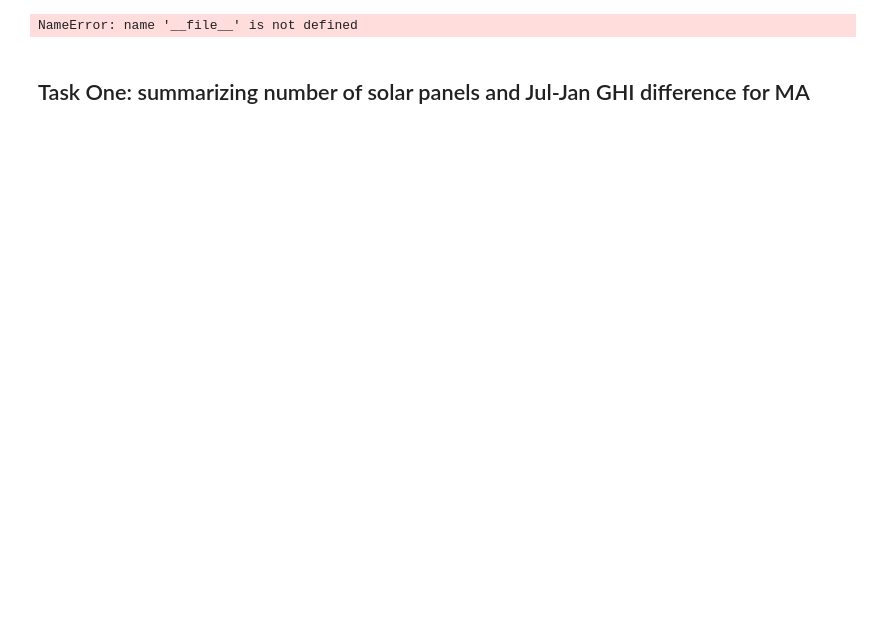
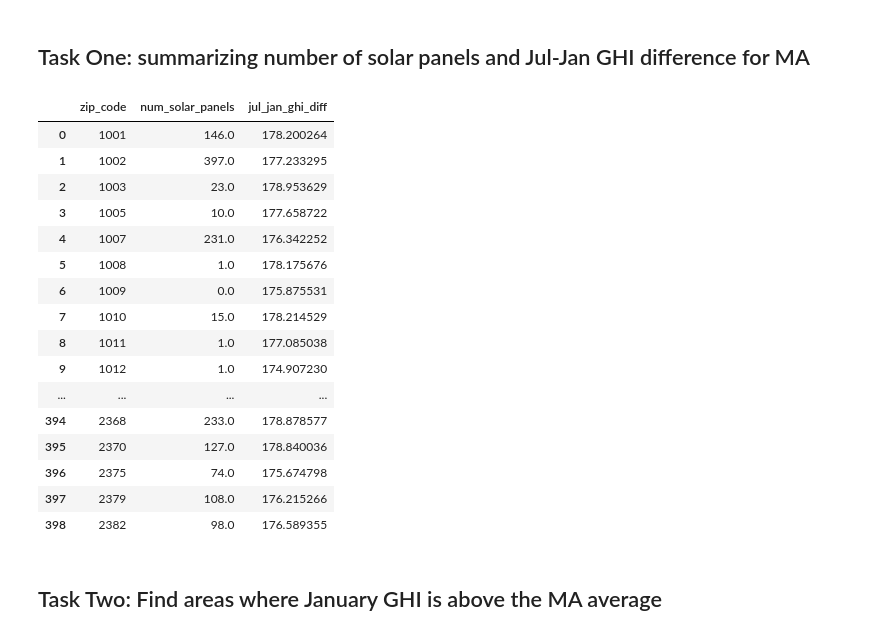
Before and after one commit to bimewok/geospatial_exercise, a Jupyter notebook: interactive_results.ipynb, the cells around one changed output. Drawn from its saved outputs; the diff is of its cells as text; code cells hidden in the pictures; blank space fills up the shorter version.

```diff
--- a/interactive_results.ipynb
+++ b/interactive_results.ipynb
@@ -5,16 +5,34 @@ import geopandas as gpd
 import numpy as np
 import os
 import branca
-
-
-os.chdir(os.path.dirname(os.path.realpath(__file__)))
+pd.set_option("display.max_rows", None)
-# %% [output]
-NameError: name '__file__' is not defined
 # %% [markdown]
 ## Task One: summarizing number of solar panels and Jul-Jan GHI difference for MA
 # %%
-data = pd.read_csv('zip_stats.csv')
-data.display()
+data = pd.read_csv('https://raw.githubusercontent.com/bimewok/geospatial_exercise/main/outputs/zip_stats.csv', index_col=0)
+
+
+display(data)
+# %% [output]
+|  | zip_code | num_solar_panels | jul_jan_ghi_diff |
+| 0 | 1001 | 146.0 | 178.200264 |
+| 1 | 1002 | 397.0 | 177.233295 |
+| 2 | 1003 | 23.0 | 178.953629 |
+| 3 | 1005 | 10.0 | 177.658722 |
+| 4 | 1007 | 231.0 | 176.342252 |
+| 5 | 1008 | 1.0 | 178.175676 |
+| 6 | 1009 | 0.0 | 175.875531 |
+| 7 | 1010 | 15.0 | 178.214529 |
+| 8 | 1011 | 1.0 | 177.085038 |
+| 9 | 1012 | 1.0 | 174.907230 |
+| ... | ... | ... | ... |
+| 394 | 2368 | 233.0 | 178.878577 |
+| 395 | 2370 | 127.0 | 178.840036 |
+| 396 | 2375 | 74.0 | 175.674798 |
+| 397 | 2379 | 108.0 | 176.215266 |
+| 398 | 2382 | 98.0 | 176.589355 |
+# %% [markdown]
+## Task Two: Find areas where January GHI is above the MA average
 # %%
 import pandas as pd
 
```
Also changed, not shown: parts of 4 cells of this notebook, 6 other files.
